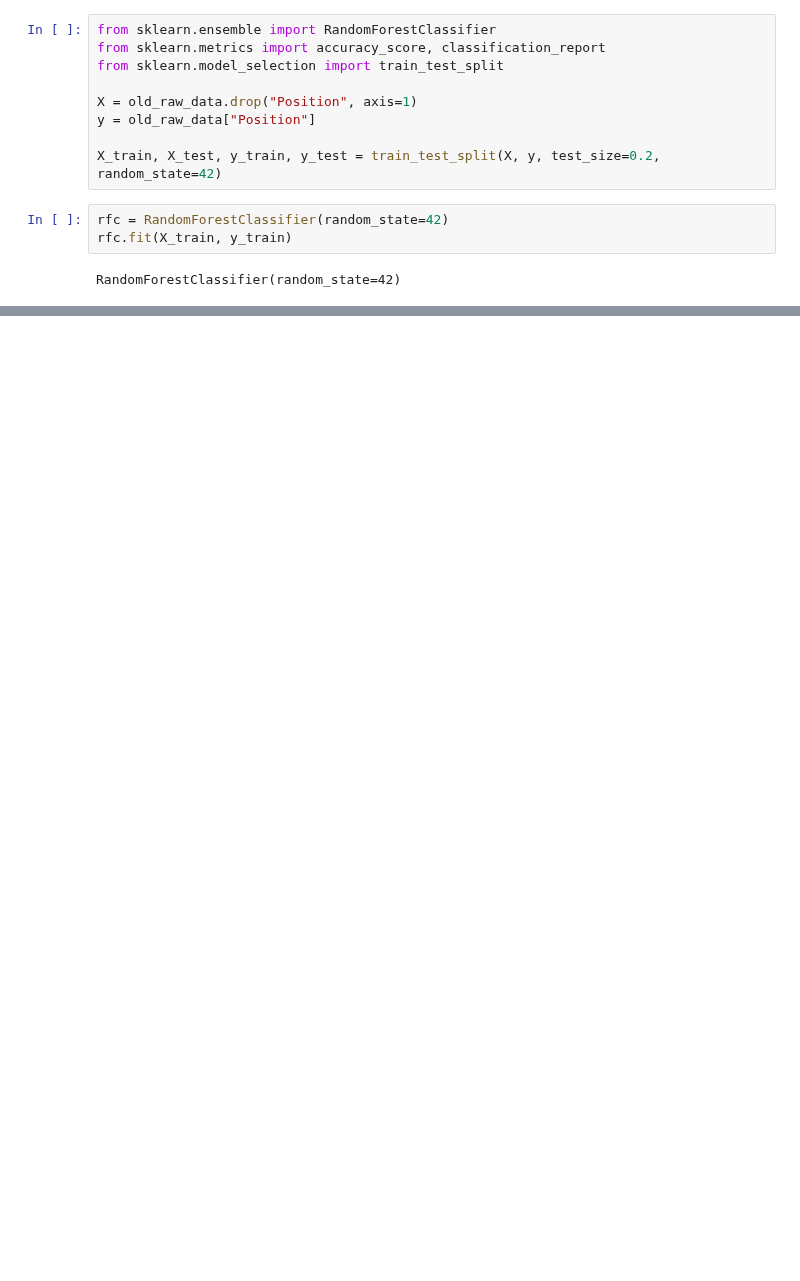
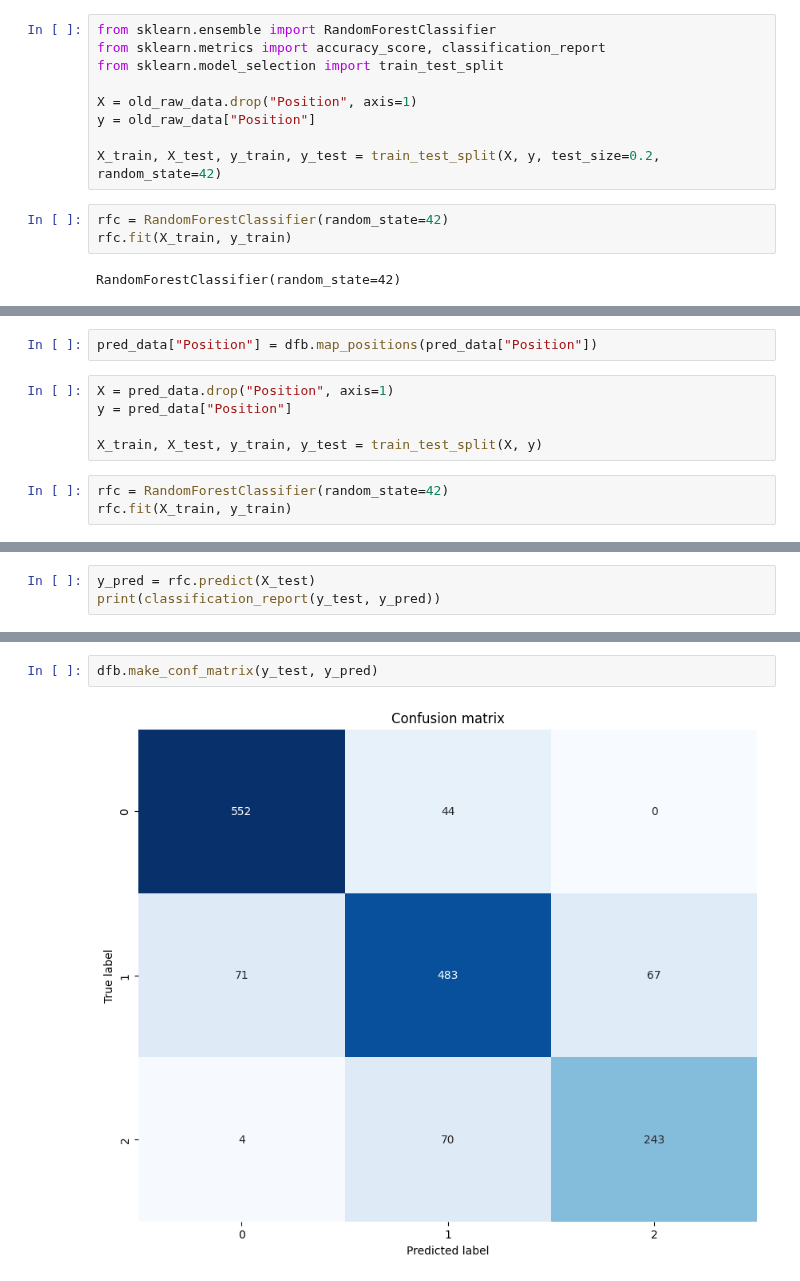
Before and after one commit to zurfil/DataSciencePortfolio, a Jupyter notebook: FIFA/position_pred.ipynb, the cells around one changed output, grey strips where cells are left out. Saved outputs shown, nothing was run; the diff lists cells and outputs as text; blank space fills up the shorter version.

```diff
--- a/FIFA/position_pred.ipynb
+++ b/FIFA/position_pred.ipynb
@@ -111,0 +75,10 @@ plt.show();
+# %%
+pred_data["Position"] = dfb.map_positions(pred_data["Position"])
+# %%
+X = pred_data.drop("Position", axis=1)
+y = pred_data["Position"]
+
+X_train, X_test, y_train, y_test = train_test_split(X, y)
+# %%
+rfc = RandomForestClassifier(random_state=42)
+rfc.fit(X_train, y_train)
@@ -111,0 +87,3 @@ plt.show();
+# %%
+y_pred = rfc.predict(X_test)
+print(classification_report(y_test, y_pred))
@@ -111,0 +100,4 @@ plt.show();
+# %%
+dfb.make_conf_matrix(y_test, y_pred)
+# %% [output]
+[figure, added]
```
Also changed, not shown: parts of 9 cells of this notebook, 2 other files.
